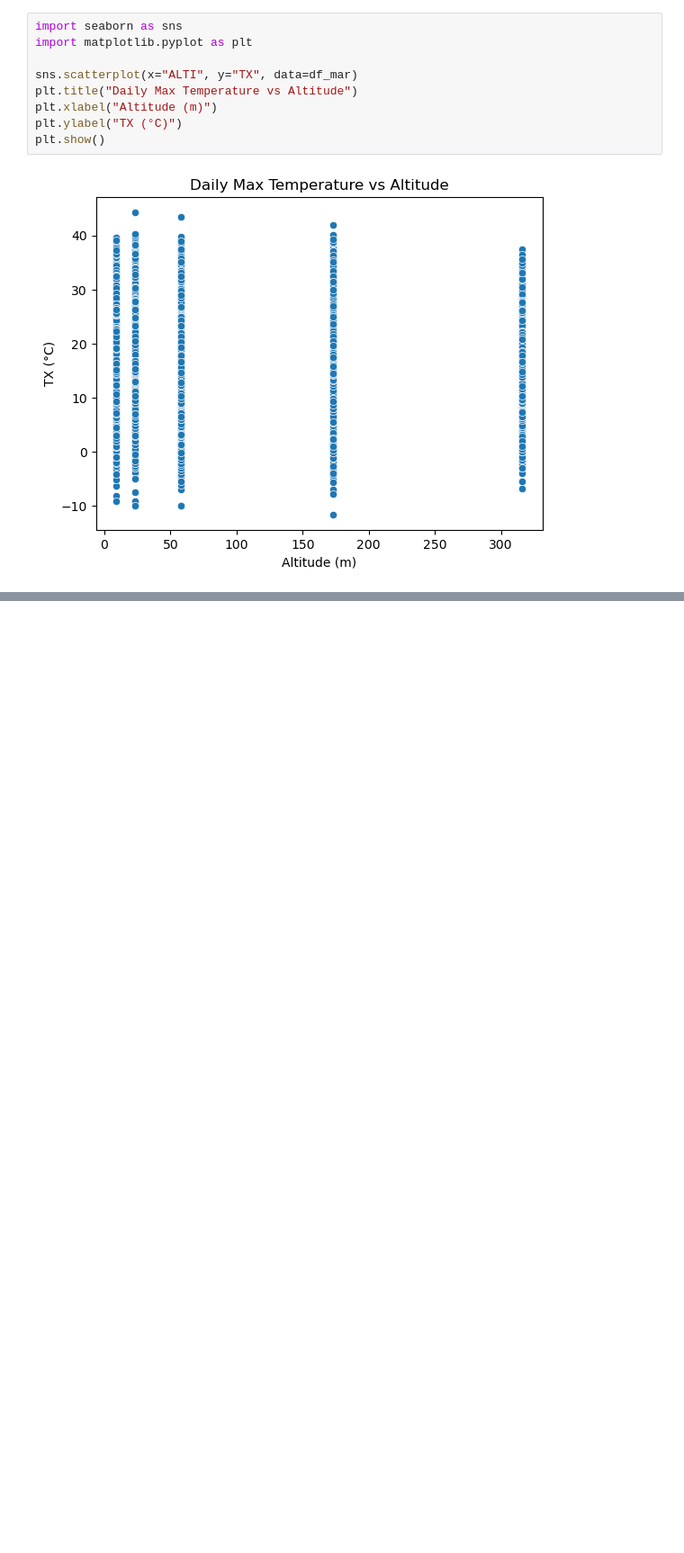
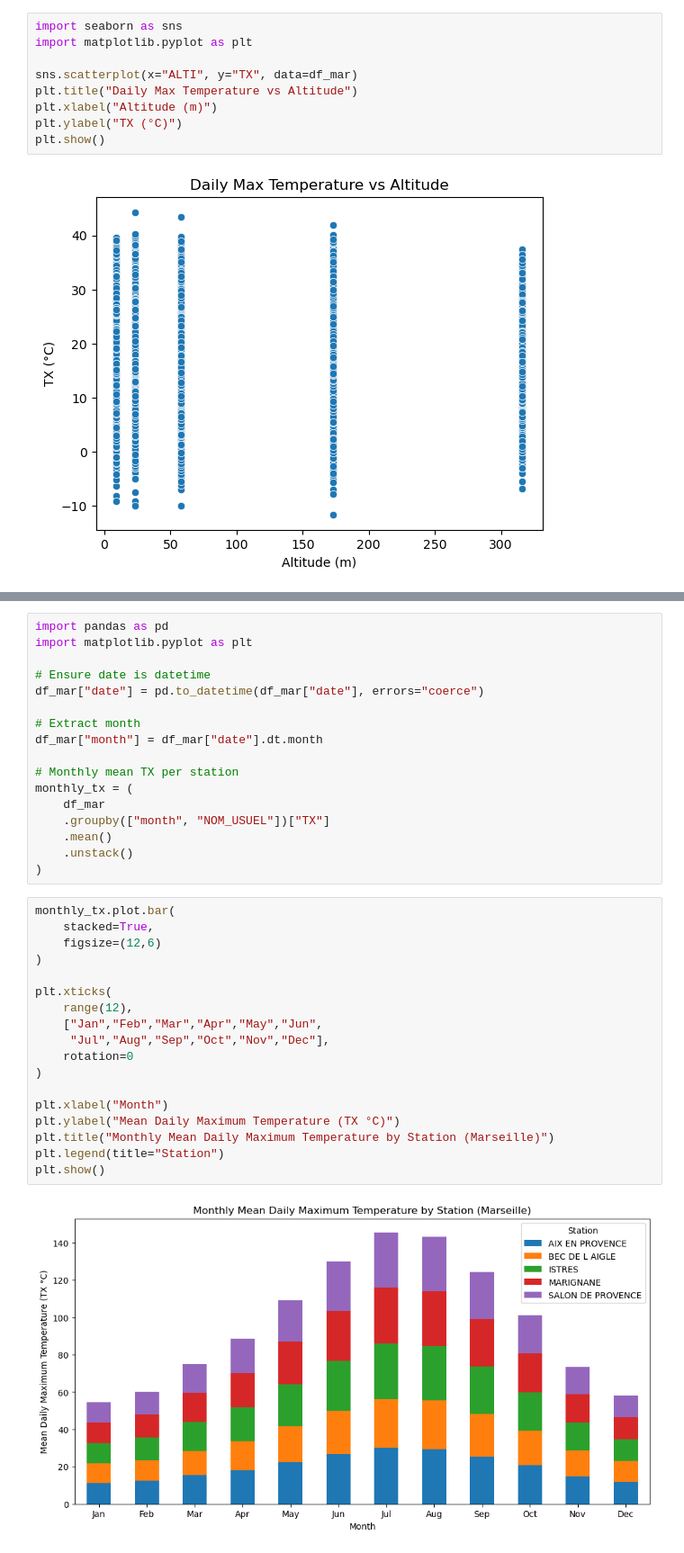
Before and after one commit to mohammadRezanilchiyan/Extreme-Temperature-Analysis, a Jupyter notebook: Extreme_Temperatures.ipynb, the cells around one changed output, grey strips where cells are left out. Shown at 90% size. Saved outputs shown, nothing was run; the diff lists cells and outputs as text; blank space fills up the shorter version.

```diff
--- a/Extreme_Temperatures.ipynb
+++ b/Extreme_Temperatures.ipynb
@@ -226,0 +281,37 @@ plt.show()
+# %%
+import pandas as pd
+import matplotlib.pyplot as plt
+
+# Ensure date is datetime
+df_mar["date"] = pd.to_datetime(df_mar["date"], errors="coerce")
+
+# Extract month
+df_mar["month"] = df_mar["date"].dt.month
+
+# Monthly mean TX per station
+monthly_tx = (
+    df_mar
+    .groupby(["month", "NOM_USUEL"])["TX"]
+    .mean()
+    .unstack()
+)
+# %%
+monthly_tx.plot.bar(
+    stacked=True,
+    figsize=(12,6)
+)
+
+plt.xticks(
+    range(12),
+    ["Jan","Feb","Mar","Apr","May","Jun",
+     "Jul","Aug","Sep","Oct","Nov","Dec"],
+    rotation=0
+)
+
+plt.xlabel("Month")
+plt.ylabel("Mean Daily Maximum Temperature (TX °C)")
+plt.title("Monthly Mean Daily Maximum Temperature by Station (Marseille)")
+plt.legend(title="Station")
+plt.show()
+# %% [output]
+[figure, added]
```
Also changed, not shown: parts of 19 cells of this notebook.
